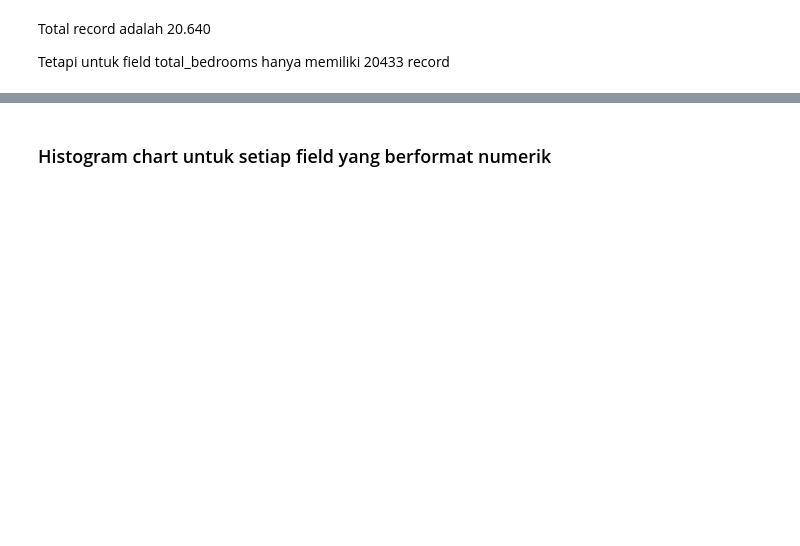
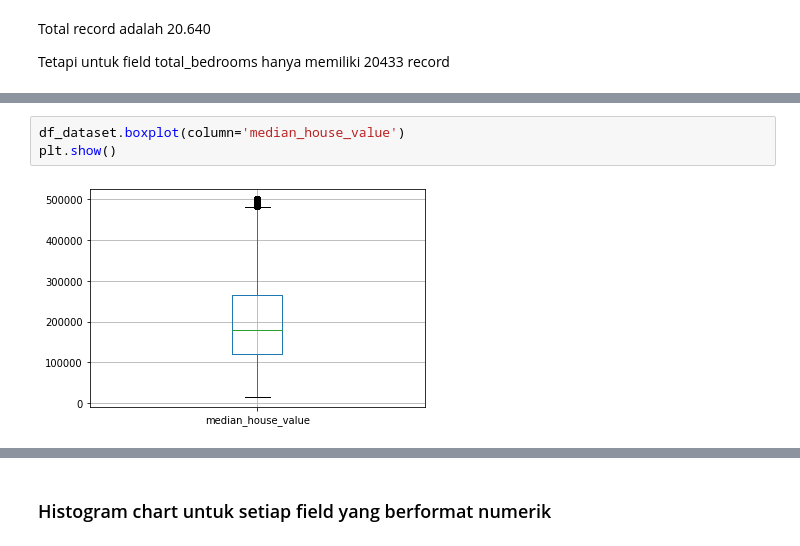
Before and after one commit to project303/Ngulik-Big-Data-dan-AI, a Jupyter notebook: Prediksi_Harga_Rumah_Menggunakan_Linear_Regression.ipynb, the cells around one changed output, grey strips where cells are left out. Drawn from its saved outputs; the diff is of its cells as text; blank space fills up the shorter version.

```diff
--- a/Prediksi_Harga_Rumah_Menggunakan_Linear_Regression.ipynb
+++ b/Prediksi_Harga_Rumah_Menggunakan_Linear_Regression.ipynb
@@ -104,0 +136,5 @@ Name: ocean_proximity, dtype: int64
+# %%
+df_dataset.boxplot(column='median_house_value')
+plt.show()
+# %% [output]
+[figure, added]
```
Also changed, not shown: parts of 32 cells of this notebook.
